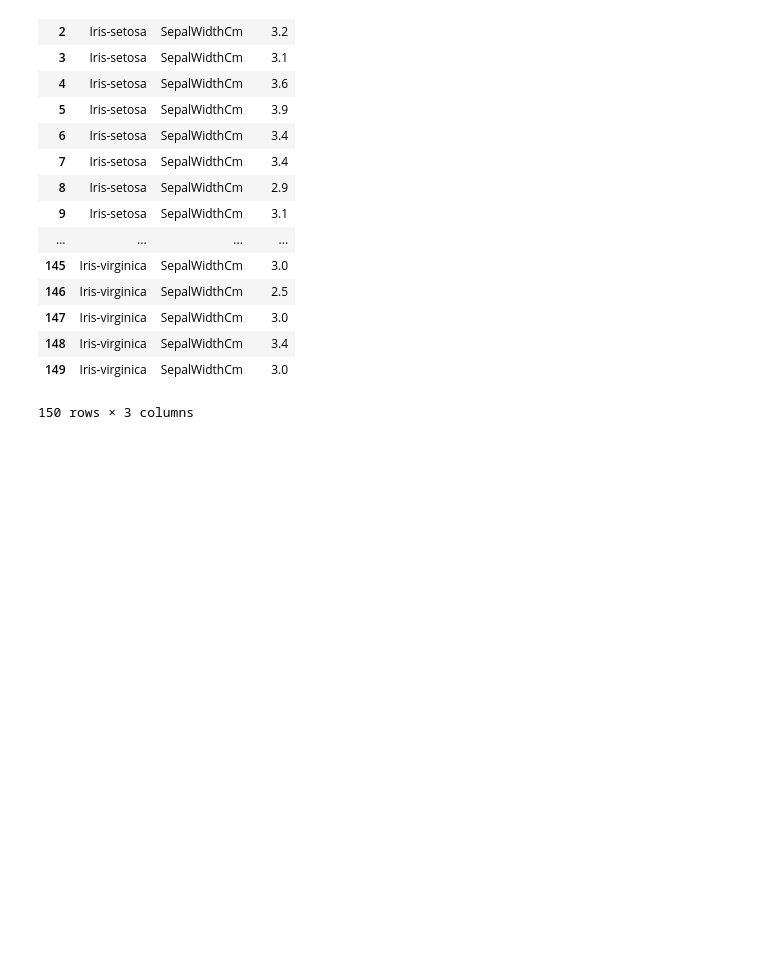
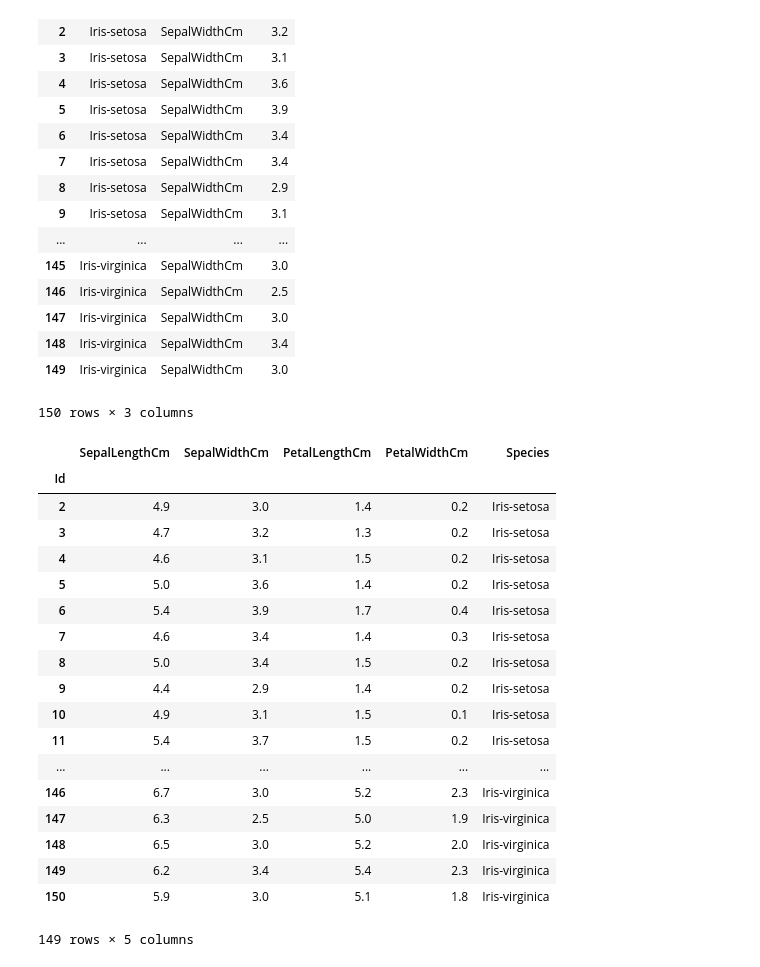
Before and after one commit to gplichoski/minimally-sufficient-pandas-cheat-sheet, a Jupyter notebook: exploring.ipynb, the cells around one changed output. Cells and saved outputs as stored; diff of their text form; code cells hidden in the pictures; blank space fills up the shorter version.

```diff
--- a/exploring.ipynb
+++ b/exploring.ipynb
@@ -229,3 +302,32 @@ df.melt(id_vars='Species', value_vars='SepalWidthCm')
 | 148 | Iris-virginica | SepalWidthCm | 3.4 |
 | 149 | Iris-virginica | SepalWidthCm | 3.0 |
 150 rows × 3 columns
+# %%
+# checking null values
+df['Species'].isna() # boolean return of each entry (can pass the whole df also)
+df['Species'].dropna() # if any null values, they are dropped
+
+# removing columns
+df.drop(columns=['Species']) # droping species
+df.drop('Species', axis = 1) # using axis
+df.drop([1, 1]) # drop row one
+# %% [output]
+|  | SepalLengthCm | SepalWidthCm | PetalLengthCm | PetalWidthCm | Species |
+| Id |  |  |  |  |  |
+| 2 | 4.9 | 3.0 | 1.4 | 0.2 | Iris-setosa |
+| 3 | 4.7 | 3.2 | 1.3 | 0.2 | Iris-setosa |
+| 4 | 4.6 | 3.1 | 1.5 | 0.2 | Iris-setosa |
+| 5 | 5.0 | 3.6 | 1.4 | 0.2 | Iris-setosa |
+| 6 | 5.4 | 3.9 | 1.7 | 0.4 | Iris-setosa |
+| 7 | 4.6 | 3.4 | 1.4 | 0.3 | Iris-setosa |
+| 8 | 5.0 | 3.4 | 1.5 | 0.2 | Iris-setosa |
+| 9 | 4.4 | 2.9 | 1.4 | 0.2 | Iris-setosa |
+| 10 | 4.9 | 3.1 | 1.5 | 0.1 | Iris-setosa |
+| 11 | 5.4 | 3.7 | 1.5 | 0.2 | Iris-setosa |
+| ... | ... | ... | ... | ... | ... |
+| 146 | 6.7 | 3.0 | 5.2 | 2.3 | Iris-virginica |
+| 147 | 6.3 | 2.5 | 5.0 | 1.9 | Iris-virginica |
+| 148 | 6.5 | 3.0 | 5.2 | 2.0 | Iris-virginica |
+| 149 | 6.2 | 3.4 | 5.4 | 2.3 | Iris-virginica |
+| 150 | 5.9 | 3.0 | 5.1 | 1.8 | Iris-virginica |
+149 rows × 5 columns
```
Also changed, not shown: parts of 9 cells of this notebook.
